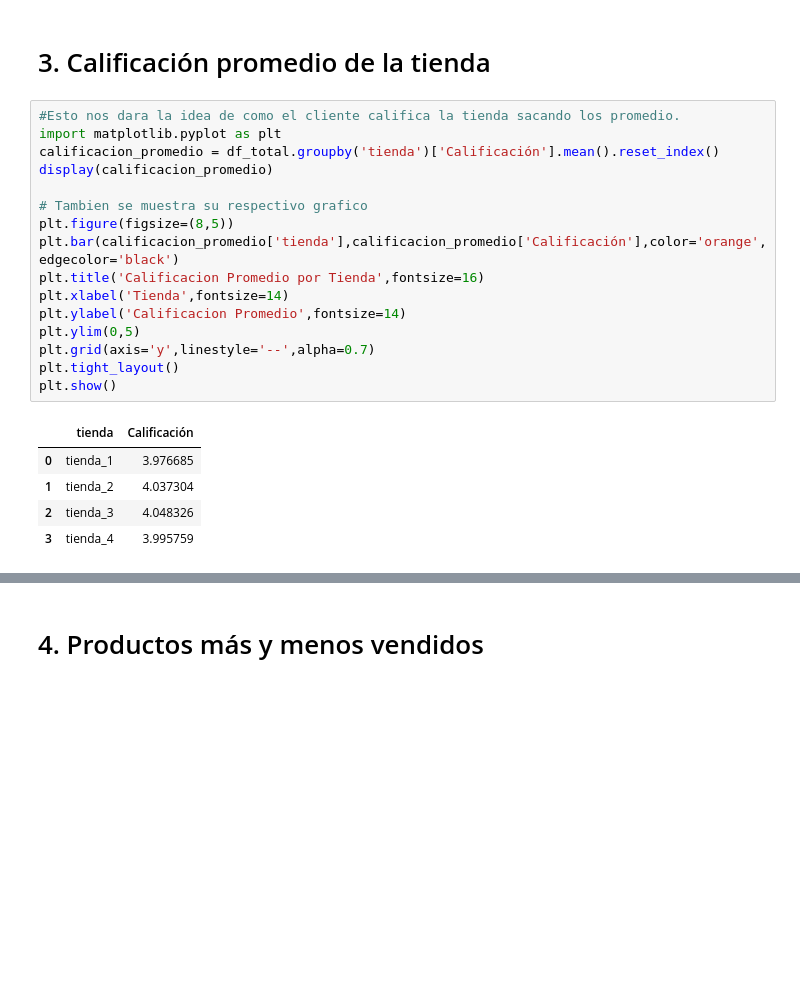
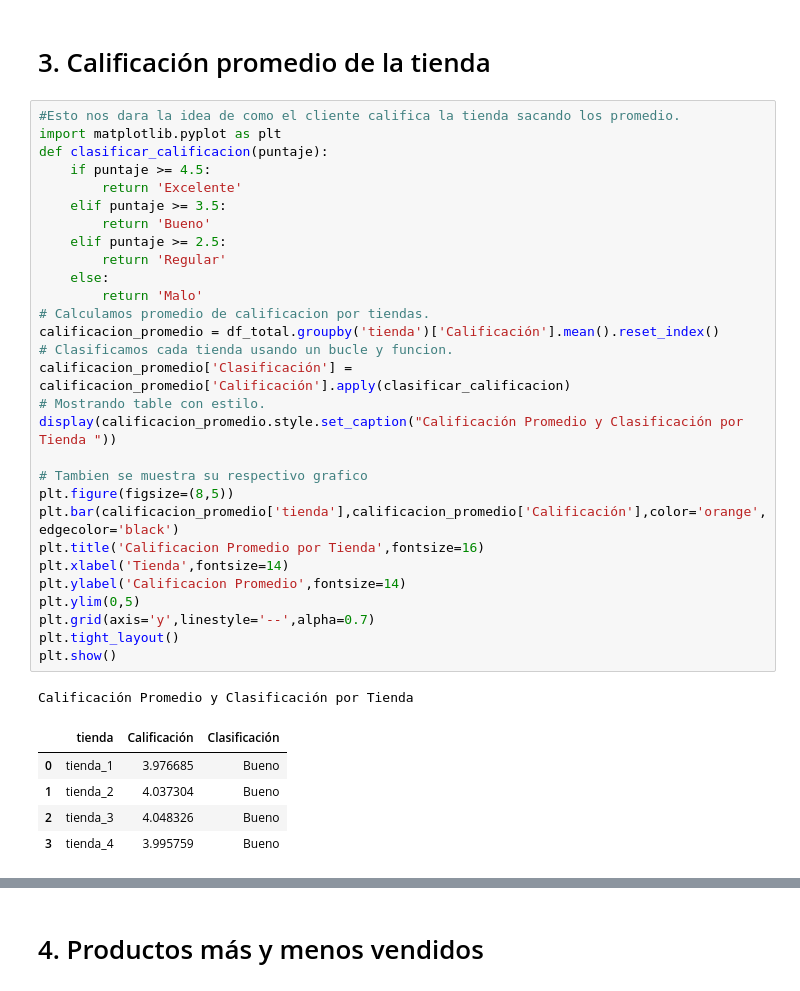
Before and after one commit to Zhumioke/Challenge-Analisis-Ventas, a Jupyter notebook: AluraStoreLatam.ipynb, the cells around one changed output, grey strips where cells are left out. Saved outputs shown, nothing was run; the diff lists cells and outputs as text; blank space fills up the shorter version.

```diff
--- a/AluraStoreLatam.ipynb
+++ b/AluraStoreLatam.ipynb
@@ -195,25 +195,39 @@ Ventas Totales por Categoría de Producto
 # %%
 #Esto nos dara la idea de como el cliente califica la tienda sacando los promedio.
 import matplotlib.pyplot as plt
+def clasificar_calificacion(puntaje):
+    if puntaje >= 4.5:
+        return 'Excelente'
+    elif puntaje >= 3.5:
+        return 'Bueno'
+    elif puntaje >= 2.5:
+        return 'Regular'
+    else:
+        return 'Malo'
+# Calculamos promedio de calificacion por tiendas.
 calificacion_promedio = df_total.groupby('tienda')['Calificación'].mean().reset_index()
-display(calificacion_promedio)
+# Clasificamos cada tienda usando un bucle y funcion.
+calificacion_promedio['Clasificación'] = calificacion_promedio['Calificación'].apply(clasificar_calificacion)
+# Mostrando table con estilo.
+display(calificacion_promedio.style.set_caption("Calificación Promedio y Clasificación por Tienda "))
 
 # Tambien se muestra su respectivo grafico
 plt.figure(figsize=(8,5))
 plt.bar(calificacion_promedio['tienda'],calificacion_promedio['Calificación'],color='orange',edgecolor='black')
 plt.title('Calificacion Promedio por Tienda',fontsize=16)
 plt.xlabel('Tienda',fontsize=14)
 plt.ylabel('Calificacion Promedio',fontsize=14)
 plt.ylim(0,5)
 plt.grid(axis='y',linestyle='--',alpha=0.7)
 plt.tight_layout()
 plt.show()
 # %% [output]
+Calificación Promedio y Clasificación por Tienda
-|  | tienda | Calificación |
-| 0 | tienda_1 | 3.976685 |
-| 1 | tienda_2 | 4.037304 |
-| 2 | tienda_3 | 4.048326 |
-| 3 | tienda_4 | 3.995759 |
+|  | tienda | Calificación | Clasificación |
+| 0 | tienda_1 | 3.976685 | Bueno |
+| 1 | tienda_2 | 4.037304 | Bueno |
+| 2 | tienda_3 | 4.048326 | Bueno |
+| 3 | tienda_4 | 3.995759 | Bueno |
 [figure]
 # %% [markdown]
 # 4. Productos más y menos vendidos
```
Also changed, not shown: parts of 2 cells of this notebook.
